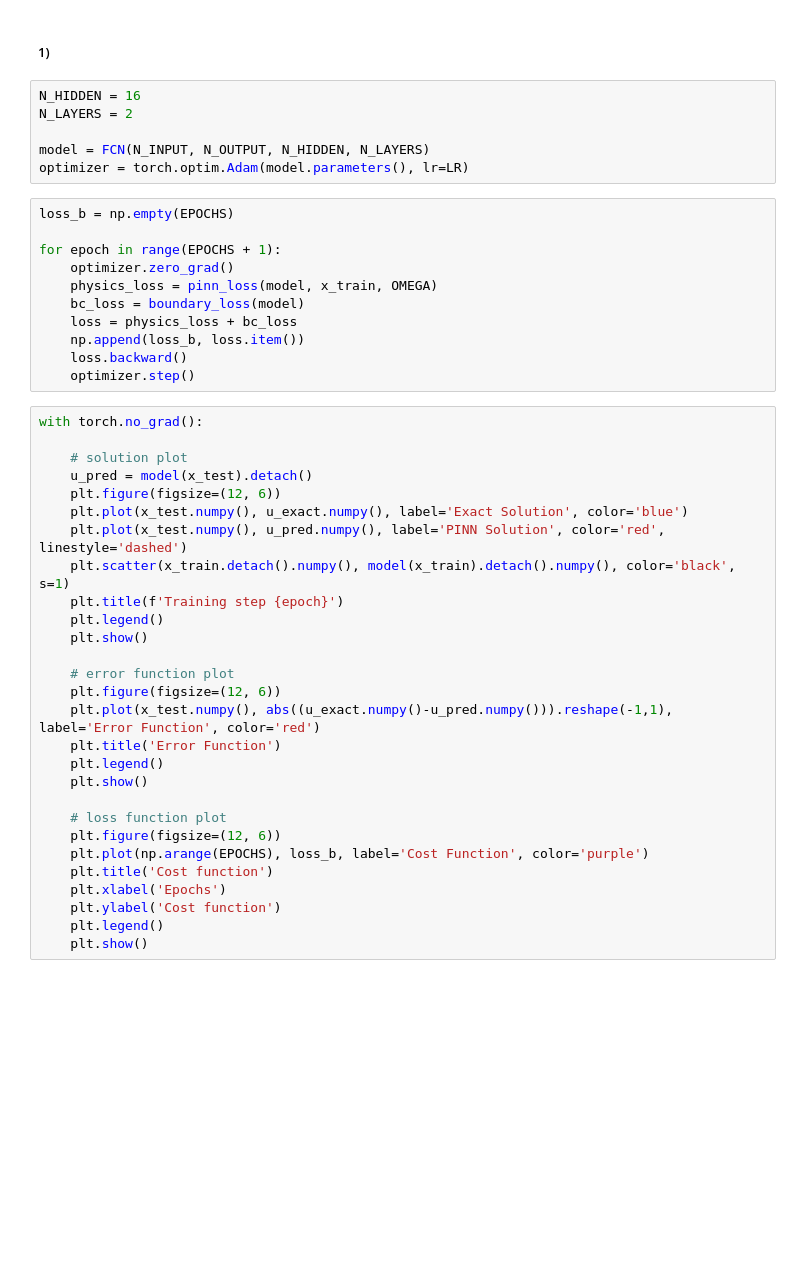
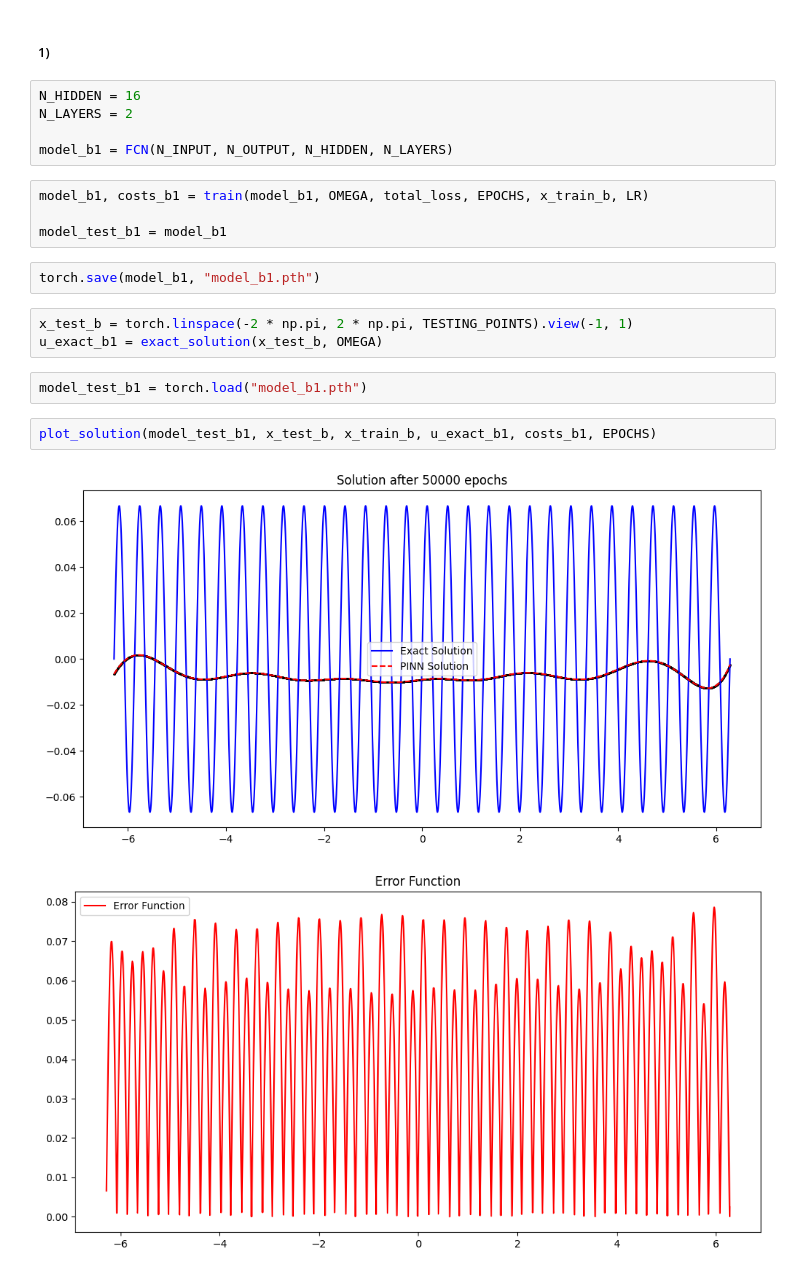
Before and after one commit to Fisieekk/MOwNiT, a Jupyter notebook: Lab10/10.ipynb, the cells around one changed output. Saved outputs shown, nothing was run; the diff lists cells and outputs as text; blank space fills up the shorter version.

```diff
--- a/Lab10/10.ipynb
+++ b/Lab10/10.ipynb
@@ -117,44 +149,20 @@ u_exact = exact_solution(x_test, OMEGA)
 N_HIDDEN = 16
 N_LAYERS = 2
 
-model = FCN(N_INPUT, N_OUTPUT, N_HIDDEN, N_LAYERS)
-optimizer = torch.optim.Adam(model.parameters(), lr=LR)
+model_b1 = FCN(N_INPUT, N_OUTPUT, N_HIDDEN, N_LAYERS)
-# %%
-loss_b = np.empty(EPOCHS)
-
-for epoch in range(EPOCHS + 1):
-    optimizer.zero_grad()
-    physics_loss = pinn_loss(model, x_train, OMEGA)
-    bc_loss = boundary_loss(model)
-    loss = physics_loss + bc_loss
-    np.append(loss_b, loss.item())
-    loss.backward()
-    optimizer.step()
-# %%
-with torch.no_grad():
-
-    # solution plot
-    u_pred = model(x_test).detach()
-    plt.figure(figsize=(12, 6))
-    plt.plot(x_test.numpy(), u_exact.numpy(), label='Exact Solution', color='blue')
-    plt.plot(x_test.numpy(), u_pred.numpy(), label='PINN Solution', color='red', linestyle='dashed')
-    plt.scatter(x_train.detach().numpy(), model(x_train).detach().numpy(), color='black', s=1)
-    plt.title(f'Training step {epoch}')
-    plt.legend()
-    plt.show()
-
-    # error function plot
-    plt.figure(figsize=(12, 6))
-    plt.plot(x_test.numpy(), abs((u_exact.numpy()-u_pred.numpy())).reshape(-1,1), label='Error Function', color='red')
-    plt.title('Error Function')
-    plt.legend()
-    plt.show()
-
-    # loss function plot
-    plt.figure(figsize=(12, 6))
-    plt.plot(np.arange(EPOCHS), loss_b, label='Cost Function', color='purple')
-    plt.title('Cost function')
-    plt.xlabel('Epochs')
-    plt.ylabel('Cost function')
-    plt.legend()
-    plt.show()
+# %%
+model_b1, costs_b1 = train(model_b1, OMEGA, total_loss, EPOCHS, x_train_b, LR)
+
+model_test_b1 = model_b1
+# %%
+torch.save(model_b1, "model_b1.pth")
+# %%
+x_test_b = torch.linspace(-2 * np.pi, 2 * np.pi, TESTING_POINTS).view(-1, 1)
+u_exact_b1 = exact_solution(x_test_b, OMEGA)
+# %%
+model_test_b1 = torch.load("model_b1.pth")
+# %%
+plot_solution(model_test_b1, x_test_b, x_train_b, u_exact_b1, costs_b1, EPOCHS)
+# %% [output]
+[figure, added]
+[figure, added]
```
Also changed, not shown: parts of 57 cells of this notebook, 4 other files.
